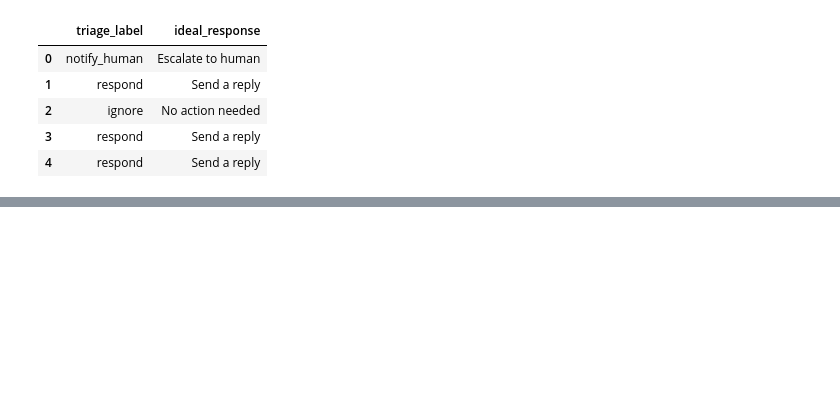
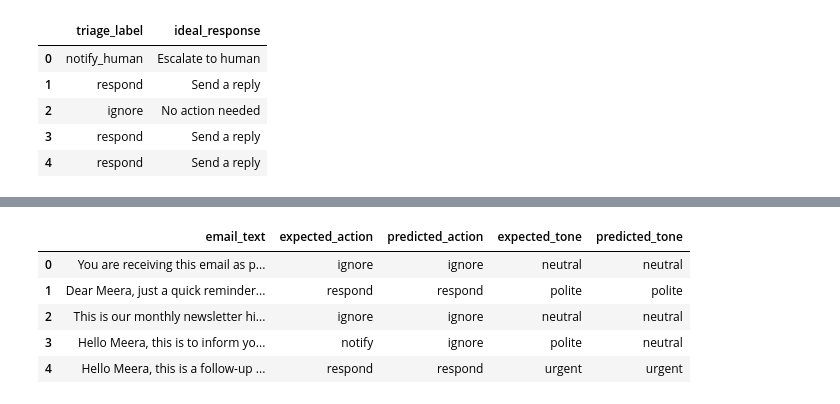
Before and after one commit to springboardmentor74219x/infosys-langgraph-email-assistant-group2, a Jupyter notebook: notebook/milestone2_pranaya_evaluation.ipynb, the cells around one changed output, grey strips where cells are left out. Cells and saved outputs as stored; diff of their text form; code cells hidden in the pictures; blank space fills up the shorter version.

```diff
--- a/notebook/milestone2_pranaya_evaluation.ipynb
+++ b/notebook/milestone2_pranaya_evaluation.ipynb
@@ -94,0 +126,11 @@ df[['triage_label', 'ideal_response']].head()
+# %%
+df[['email_text',
+    'expected_action', 'predicted_action',
+    'expected_tone', 'predicted_tone']].head()
+# %% [output]
+|  | email_text | expected_action | predicted_action | expected_tone | predicted_tone |
+| 0 | You are receiving this email as p... | ignore | ignore | neutral | neutral |
+| 1 | Dear Meera, just a quick reminder... | respond | respond | polite | polite |
+| 2 | This is our monthly newsletter hi... | ignore | ignore | neutral | neutral |
+| 3 | Hello Meera, this is to inform yo... | notify | ignore | polite | neutral |
+| 4 | Hello Meera, this is a follow-up ... | respond | respond | urgent | urgent |
```
Also changed, not shown: parts of 9 cells of this notebook, 3 other files.
